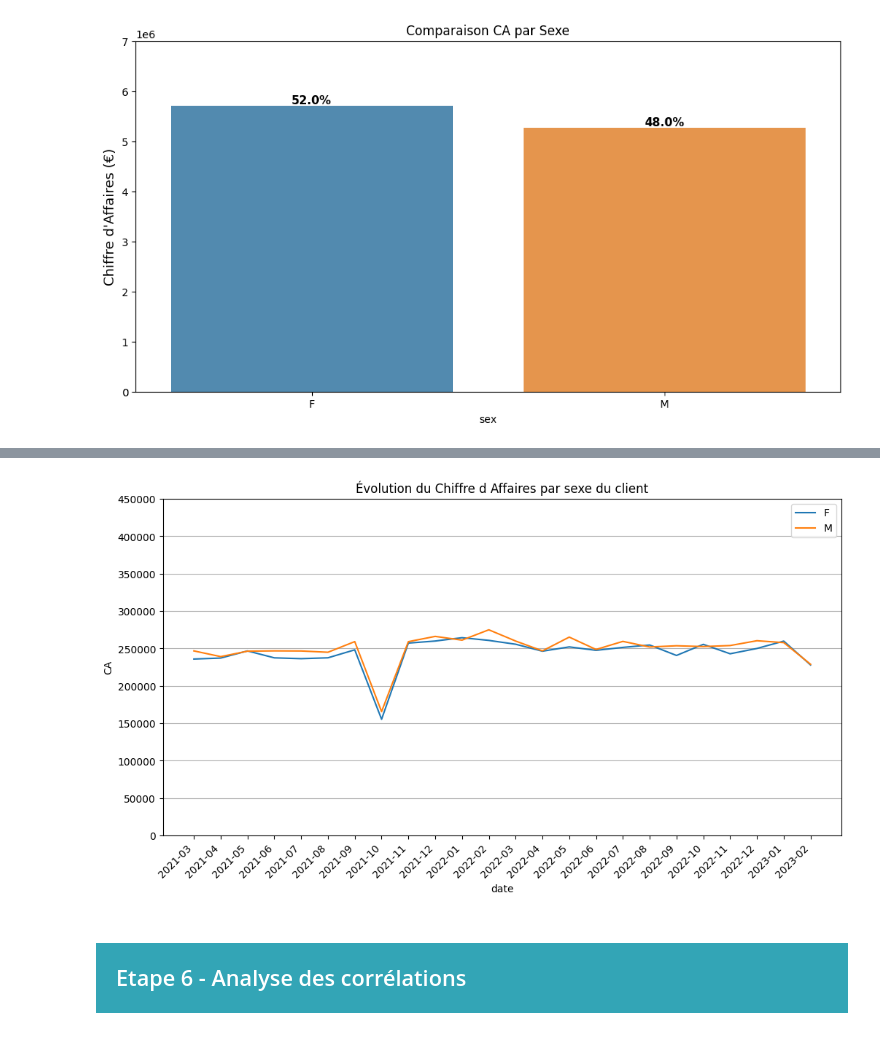
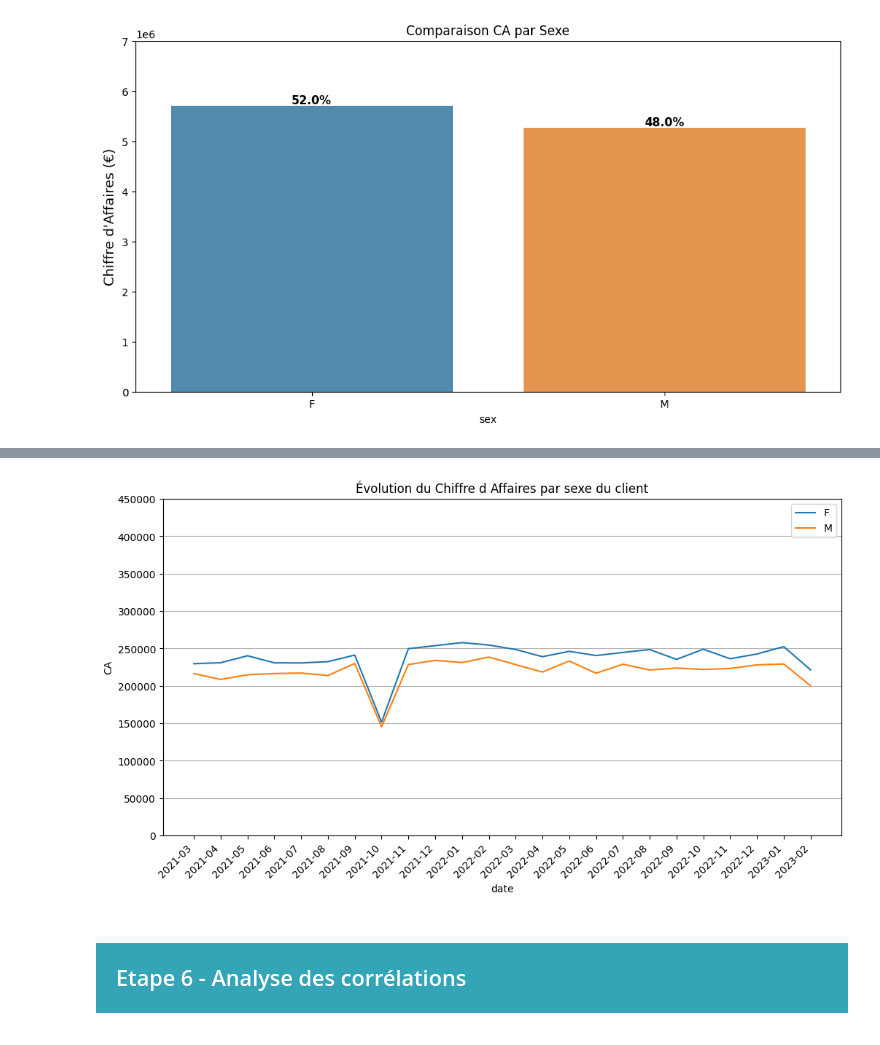
Before and after one commit to ziedbelhocine/Cours-OC, a Jupyter notebook: Data_Analyst/Projet_9/donnees brutes/Belhocine_Zied_1_notebook_032026.ipynb, the cells around one changed output, grey strips where cells are left out. Cells and saved outputs as stored; diff of their text form; code cells hidden in the pictures.

```diff
--- a/Data_Analyst/Projet_9/donnees brutes/Belhocine_Zied_1_notebook_032026.ipynb
+++ b/Data_Analyst/Projet_9/donnees brutes/Belhocine_Zied_1_notebook_032026.ipynb
@@ -1026,19 +1154,18 @@ plt.show()
 # %%
-#Je crée un DF pour voir le CA par groupe d'age dans le temps.
-
-df_CA_customer_sex_date = df_final_date_formate.groupby(['date', 'sex'])['CA'].sum().reset_index()
+#Je crée un DF pour voir le CA par groupe d'age dans le temps, sans les btb !
+df_CA_customer_sex_date = df_final_date_formate[~df_final_date_formate['client_id'].isin(btb)].groupby(['date', 'sex'])['CA'].sum().reset_index()
 df_CA_customer_sex_date['sex'] = df_CA_customer_sex_date['sex'].str.upper()
 
 plt.figure(figsize=(12, 6))
 sns.lineplot(data=df_CA_customer_sex_date, x='date', y='CA', hue='sex')
 plt.xticks(rotation=45, ha='right')
 plt.title('Évolution du Chiffre d Affaires par sexe du client')
 plt.grid(axis='y')
 plt.yticks(range(0, 500000, 50000))
 plt.legend()
 plt.show()
 # %% [output]
-[figure, old version]
+[figure, new version]
 # %% [markdown]
 <div style="background-color: RGB(51,165,182);" >
 <h2 style="margin: auto; padding: 20px; color:#fff; ">Etape 6 - Analyse des corrélations  </h2>
```
Also changed, not shown: parts of 95 cells of this notebook, 14 other files.
